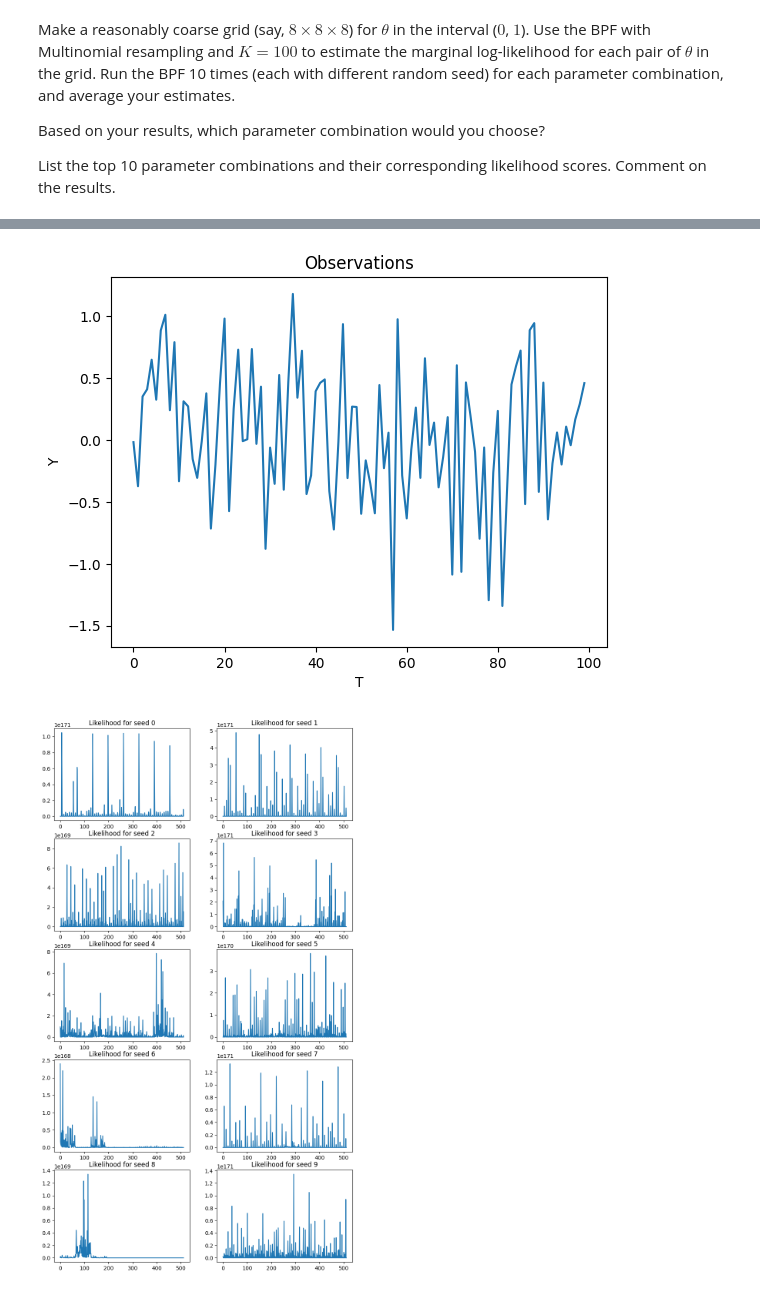
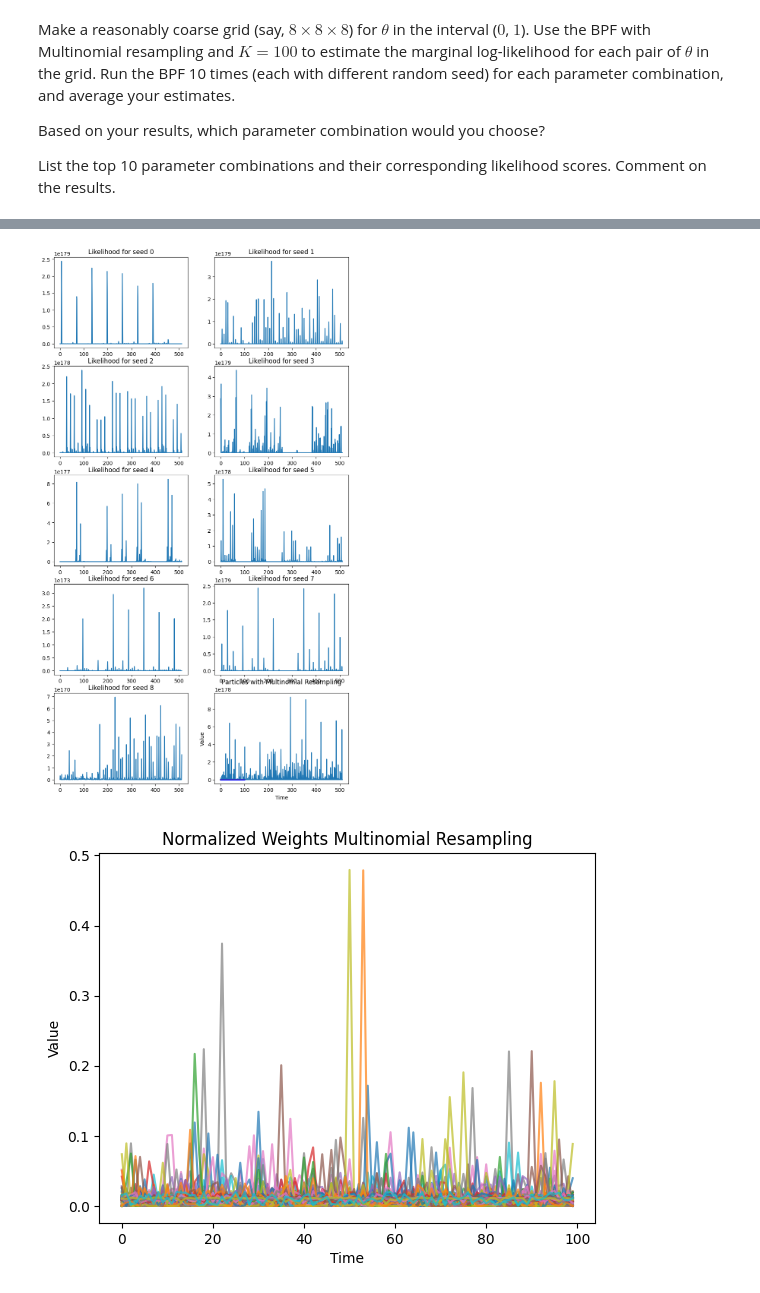
Before and after one commit to leonardodeclara/DD2447-Statistical-Methods-in-Applied-Computer-Science, a Jupyter notebook: Assignment_3/assignment3.ipynb, the cells around one changed output, grey strips where cells are left out. Saved outputs shown, nothing was run; the diff lists cells and outputs as text; code cells hidden in the pictures.

Commit message:
pipo_subplot

```diff
--- a/Assignment_3/assignment3.ipynb
+++ b/Assignment_3/assignment3.ipynb
@@ -82,7 +82,7 @@ sigma_param = 1.0
 x = np.zeros(T)
 y = np.zeros(T)
 x[0] = np.random.normal(0, np.sqrt(sigma_param**2/(1-alpha_param**2)))
-y[0]= np.random.normal(9,np.sqrt(beta_param**2 * np.exp(x[0])))
+y[0]= np.random.normal(0,np.sqrt(beta_param**2 * np.exp(x[0])))
 for i in range(1,T):
     x[i] = np.random.normal(alpha_param*x[i-1],sigma_param)
     y[i] = np.random.normal(0,np.sqrt(beta_param**2 * np.exp(x[i])))
@@ -329,36 +329,36 @@ def bpf(K, T, alpha_param, sigma_param, beta_param, x_true, y_true, resampling_s
     emission_dist = emission(beta_param)
 
 
-    x = np.zeros((T,K))
+    x1 = np.zeros((T,K))
     w = np.zeros((T,K))
     w_normalized = np.zeros((T,K))
 
-    x[0,:] = np.random.normal(0, np.sqrt(sigma_param**2/(1-alpha_param**2)),K) # Initialize the particles
+    x1[0,:] = np.random.normal(0, np.sqrt(sigma_param**2/(1-alpha_param**2)),K) # Initialize the particles
 
     # here might need to set all the weights to 1/K
-    w[0,:] = emission_dist.pdf(y_true[0],x[0,:]) # Compute the weights at t = 0
+    w[0,:] = emission_dist.pdf(y_true[0],x1[0,:]) # Compute the weights at t = 0
     # w[0,:] = np.ones(K)
     w_normalized[0,:] = w[0,:]/np.sum(w[0,:])
     a = np.zeros(K)
 
     for i in range(1,T):
 
-        x[i,:] = proposal_dist.sample(x[i-1,:],K)
+        x1[i,:] = proposal_dist.sample(x1[i-1,:],K)
 
         a = resampling_scheme(w_normalized[i-1,:], K)
 
-        x[i,:] = proposal_dist.sample(x[i-1,a],K) # Sample the particles
-        x[0:i-1,:] = x[0:i-1,a]
+        x1[i,:] = proposal_dist.sample(x1[i-1,a],K) # Sample the particles
+        x1[0:i-1,:] = x1[0:i-1,a]
 
 
         # Sample the observations
         # w[i-1,a[k]]=1, so the new weights are just equal to the alphas
         # Compute the weights
-        w[i,:] = emission_dist.pdf(y_true[i],x[i,:])
+        w[i,:] = emission_dist.pdf(y_true[i],x1[i,:])
         # normalize the weights
         w_normalized[i,:] = w[i,:]/np.sum(w[i,:])
 
-    return x, w, w_normalized
+    return x1, w, w_normalized
 # %%
 def plotting_function(K, x, w_n, resampling, xtrue):
 
@@ -457,17 +457,12 @@ def marginal_likelihood(weights):
 # %%
 # load observations.npy from Canvas and do the grid search below
 observations = np.load('observations.npy')
-plt.plot(observations)
-plt.title('Observations')
-plt.xlabel('T')
-plt.ylabel('Y')
 
 K = 100
 T = 100
 S = 10
 
-fig,axs = plt.subplots(5,2, figsize = (10, 18))
-
+fig,axs2 = plt.subplots(5,2, figsize = (10, 18))
 for s in range(S):
     np.random.seed(s)
 
@@ -478,26 +473,32 @@ for s in range(S):
     beta1 = np.zeros(8)
     sigma1 = np.zeros(8)
     alpha1 = np.random.uniform(0,1,8)
-    beta1 = np.random.uniform(0.1,1,8)
+    beta1 = np.random.uniform(0.2,1,8)
     sigma1 = np.random.uniform(0,1,8)
     for i in range(8):
         for j in range(8):
             for l in range(8):
-                __,weights_g,__ = bpf(K=K,T=T,alpha_param=alpha1[i],sigma_param=np.sqrt(sigma1[j]),beta_param=beta1[l],x_true=x,y_true=observations,
+                __, weights_g,__= bpf(K=K,T=T,alpha_param=alpha1[i],sigma_param=np.sqrt(sigma1[j]),beta_param=beta1[l],x_true=x,y_true=observations,
                                                               resampling_scheme=multinomial)
                 all_like[64*i+8*j+l] = marginal_likelihood(weights_g)
                 if all_like[64*i+8*j+l] > like:
                     like = all_like[64*i+8*j+l]
                     best_param = [alpha1[i], beta1[l], sigma1[j]]
 
-
     print("Best parameters for seed ", s, ": alpha = ", best_param[0], ", beta = ",  best_param[1], ", sigma = ", best_param[2], " with likelihood = ", like)
     print("Mean likelihood for seed ", s, " is ", np.sum(all_like)/(8*8*8))
+    if s % 2 == 0:
+       axs2[s//2,0].plot(all_like)
+       axs2[s//2,0].set_title('Likelihood for seed '+str(s))
+    else:
+       axs2[(s-1)//2,1].plot(all_like)
+       axs2[(s-1)//2,1].set_title('Likelihood for seed '+str(s))
 
-    if s % 2 == 0:
-        axs[s//2,0].plot(all_like)
-        axs[s//2,0].set_title('Likelihood for seed '+str(s))
-    else:
-        axs[(s-1)//2,1].plot(all_like)
-        axs[(s-1)//2,1].set_title('Likelihood for seed '+str(s))
+x_true2 = np.zeros(K)
+x_true2[0] = np.random.normal(0, np.sqrt(best_param[2]**2/(1-best_param[0]**2)))
+for i in range(1,T):
+    x_true2[i] = np.random.normal(best_param[0]*x_true2[i-1],np.sqrt(best_param[2]))
+x_g, __,w_n_g= bpf(K=K,T=T,alpha_param=best_param[0],sigma_param=np.sqrt(best_param[2]),beta_param=best_param[1],x_true=x_true2,y_true=observations,
+                                                              resampling_scheme=multinomial)
+plotting_function(K, x_g, w_n_g, 'Multinomial', x_true2)
 # %% [output]
@@ -521,2 +525,2 @@ Mean likelihood for seed  9  is  4.7913668712924133e+169
-[figure, old version]
+[figure, new version]
-[figure, old version]
+[figure, new version]
```
Also changed, not shown: parts of 1 cell of this notebook.
